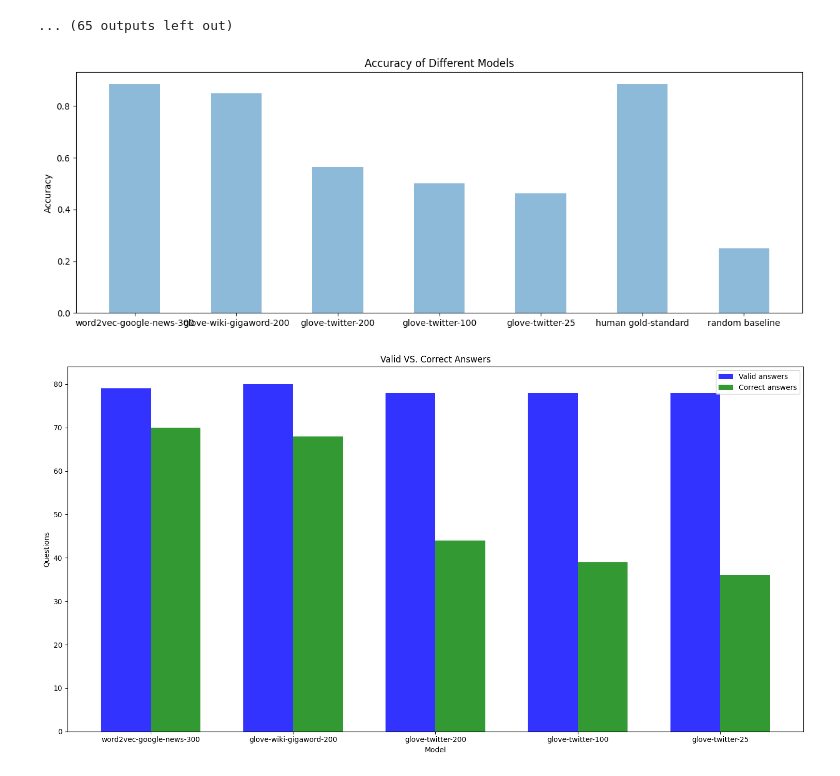
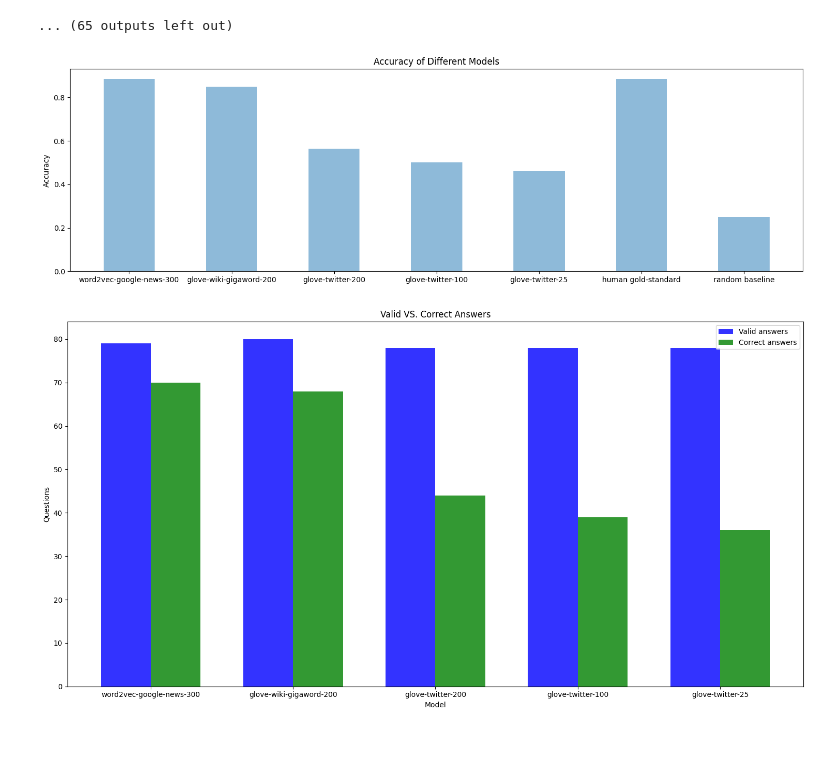
Before and after one commit to SarahMucci0312/COMP472-A2, a Jupyter notebook: a2.ipynb, the cells around one changed output. Drawn from its saved outputs; the diff is of its cells as text; code cells hidden in the pictures; blank space fills up the shorter version.

Commit message:
Increase graph size

```diff
--- a/a2.ipynb
+++ b/a2.ipynb
@@ -620,19 +620,19 @@ with open('analysis.csv', mode='a', newline='') as details:
 # %%
 # Task 2 accuracy graph
 
 objects = ('word2vec-google-news-300', 'glove-wiki-gigaword-200', 'glove-twitter-200', 'glove-twitter-100', 'glove-twitter-25', 'human gold-standard', 'random baseline')
 y_pos = np.arange(len(objects))
 performance = [accuracy, accuracyC1E1, accuracyC2E1, accuracyC3E2, accuracyC3E3, 0.8857, 0.25]
 
-plt.figure(figsize=(15,5))
+plt.figure(figsize=(18,5))
 plt.bar(y_pos, performance, align='center', alpha=0.5, width = 0.5)
 plt.xticks(y_pos, objects)
 plt.ylabel('Accuracy')
 plt.title('Accuracy of Different Models')
 
 plt.show()
 # %% [output]
-[figure, old version]
+[figure, new version]
 # %%
 # Task 2 correct vs valid graph
 objects = ('word2vec-google-news-300', 'glove-wiki-gigaword-200', 'glove-twitter-200', 'glove-twitter-100', 'glove-twitter-25')
```
